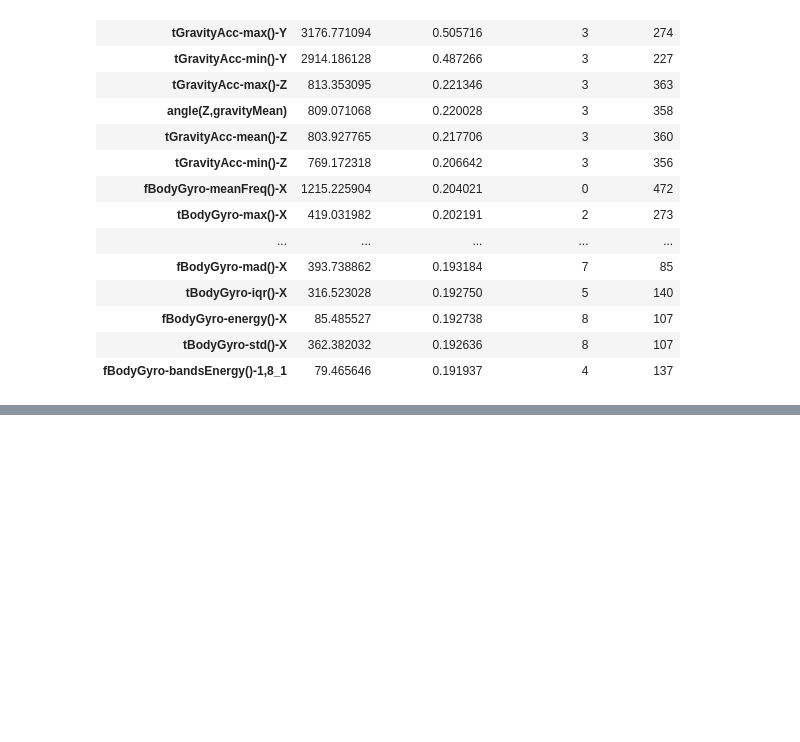
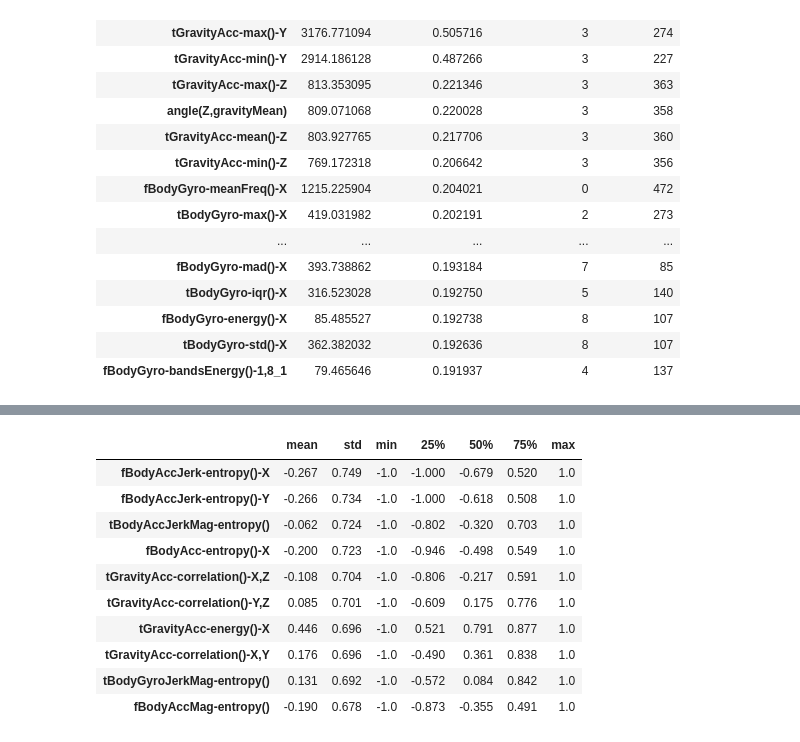
Before and after one commit to Stefy1209/Movement-Detection-using-Smartphone, a Jupyter notebook: src/Data_analysis.ipynb, the cells around one changed output, grey strips where cells are left out. Saved outputs shown, nothing was run; the diff lists cells and outputs as text; code cells hidden in the pictures; blank space fills up the shorter version.

```diff
--- a/src/Data_analysis.ipynb
+++ b/src/Data_analysis.ipynb
@@ -693,0 +782,14 @@ Median Information Gain: 0.011 bits, maximum: 0.509 bits
+# %%
+feature_statistics.nlargest(10, "std").round(3)
+# %% [output]
+|  | mean | std | min | 25% | 50% | 75% | max |
+| fBodyAccJerk-entropy()-X | -0.267 | 0.749 | -1.0 | -1.000 | -0.679 | 0.520 | 1.0 |
+| fBodyAccJerk-entropy()-Y | -0.266 | 0.734 | -1.0 | -1.000 | -0.618 | 0.508 | 1.0 |
+| tBodyAccJerkMag-entropy() | -0.062 | 0.724 | -1.0 | -0.802 | -0.320 | 0.703 | 1.0 |
+| fBodyAcc-entropy()-X | -0.200 | 0.723 | -1.0 | -0.946 | -0.498 | 0.549 | 1.0 |
+| tGravityAcc-correlation()-X,Z | -0.108 | 0.704 | -1.0 | -0.806 | -0.217 | 0.591 | 1.0 |
+| tGravityAcc-correlation()-Y,Z | 0.085 | 0.701 | -1.0 | -0.609 | 0.175 | 0.776 | 1.0 |
+| tGravityAcc-energy()-X | 0.446 | 0.696 | -1.0 | 0.521 | 0.791 | 0.877 | 1.0 |
+| tGravityAcc-correlation()-X,Y | 0.176 | 0.696 | -1.0 | -0.490 | 0.361 | 0.838 | 1.0 |
+| tBodyGyroJerkMag-entropy() | 0.131 | 0.692 | -1.0 | -0.572 | 0.084 | 0.842 | 1.0 |
+| fBodyAccMag-entropy() | -0.190 | 0.678 | -1.0 | -0.873 | -0.355 | 0.491 | 1.0 |
```
Also changed, not shown: parts of 14 cells of this notebook.
